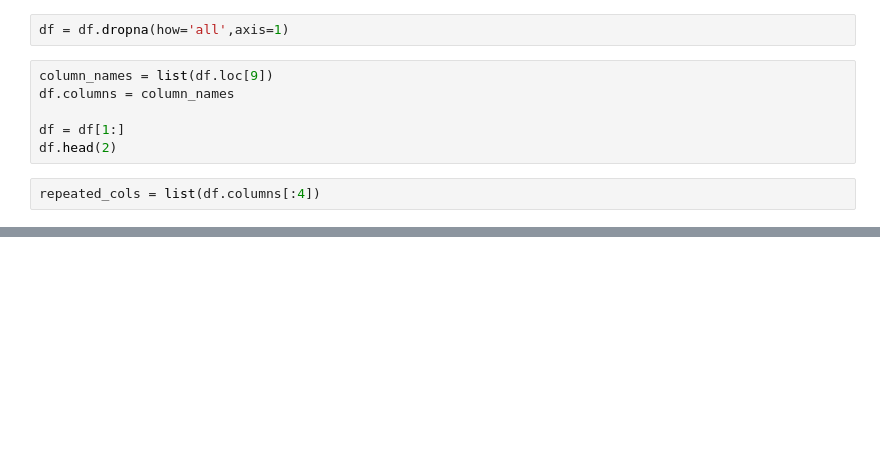
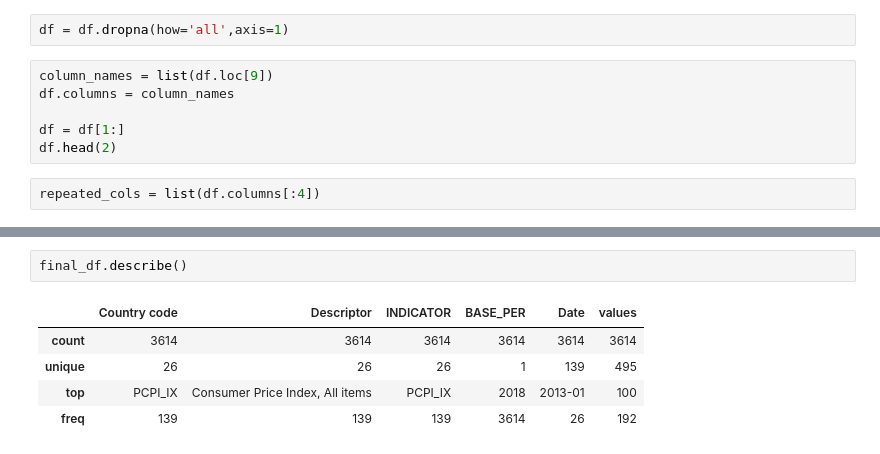
Before and after one commit to TheDataNomad/AlgoWarzmi, a Jupyter notebook: test_cbo/practice.ipynb, the cells around one changed output, grey strips where cells are left out. Cells and saved outputs as stored; diff of their text form; blank space fills up the shorter version.

```diff
--- a/test_cbo/practice.ipynb
+++ b/test_cbo/practice.ipynb
@@ -192,0 +222,8 @@ final_df
+# %%
+final_df.describe()
+# %% [output]
+|  | Country code | Descriptor | INDICATOR | BASE_PER | Date | values |
+| count | 3614 | 3614 | 3614 | 3614 | 3614 | 3614 |
+| unique | 26 | 26 | 26 | 1 | 139 | 495 |
+| top | PCPI_IX | Consumer Price Index, All items | PCPI_IX | 2018 | 2013-01 | 100 |
+| freq | 139 | 139 | 139 | 3614 | 26 | 192 |
```
Also changed, not shown: parts of 10 cells of this notebook.
